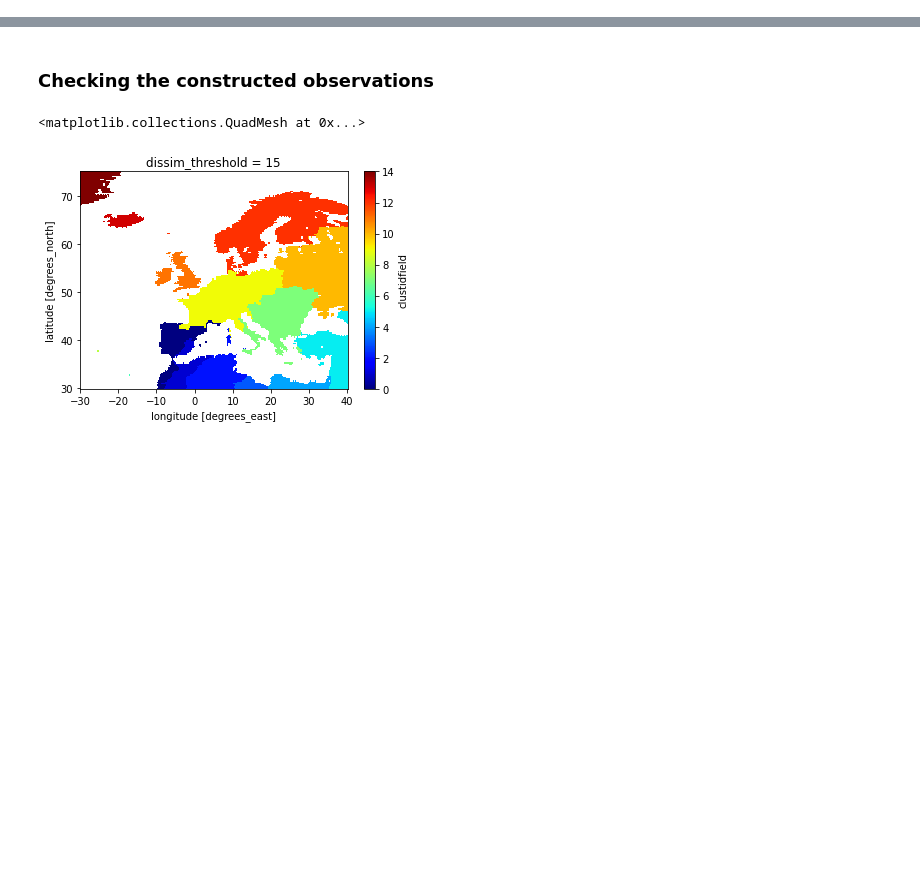
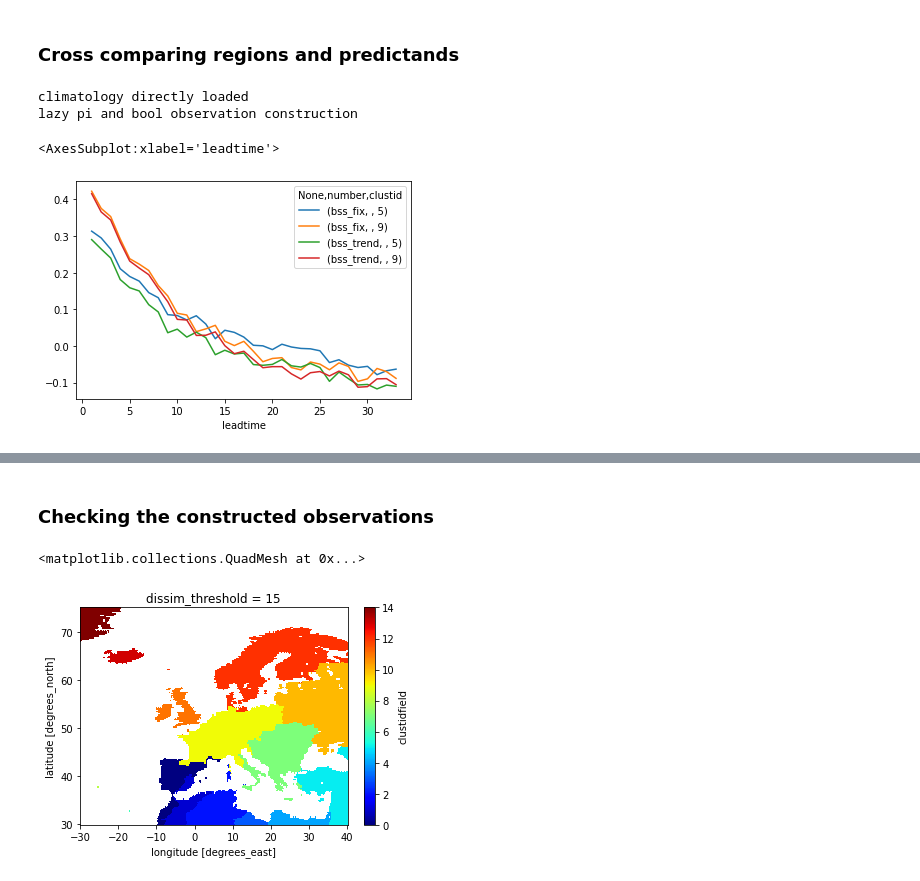
Before and after one commit to chiemvs/SubSeas, a Jupyter notebook: Check_hotdays.ipynb, the cells around one changed output, grey strips where cells are left out. Cells and saved outputs as stored; diff of their text form; code cells hidden in the pictures; blank space fills up the shorter version.

```diff
--- a/Check_hotdays.ipynb
+++ b/Check_hotdays.ipynb
@@ -7,0 +23,23 @@ from comparison import ForecastToObsAlignment, Comparison
+# %%
+predictands = pd.DataFrame({'obs':['tg-anom_1998-06-07_2019-10-31_7D-roll-mean_15-t2m-q095-adapted-mean',
+                                    'tg-anom_1998-06-07_2019-10-31_14D-roll-mean_15-t2m-q095-adapted-mean',
+                                    'tg-anom_1998-06-07_2019-10-31_7D-roll-mean_0.58-t2m-q075-mean',
+                                   'tg-ex-q0.75-21D_1998-06-07_2019-10-31_1D_15-t2m-q095-adapted-mean.nc',
+                                   'tg-ex-q0.75-14D_1998-06-07_2019-10-31_1D_15-t2m-q095-adapted-mean.nc',
+                                   'tg-ex-q0.75-7D_1998-06-07_2019-08-31_1D_15-t2m-q095-adapted-mean.nc'],
+                            'clim':['tg-anom_clim_1998-06-07_2019-10-31_7D-roll-mean_15-t2m-q095-adapted-mean_5_5_q0.75', # Do not suffer from missing model records
+                                    'tg-anom_clim_1998-06-07_2019-10-31_14D-roll-mean_15-t2m-q095-adapted-mean_5_5_q0.75',
+                                    'tg-anom_clim_1998-06-07_2019-10-31_7D-roll-mean_0.58-t2m-q075-mean_5_5_q0.75',
+                                   None,None,None],
+                            'books':['books_paper3-1_tg-anom_JJA_45r1_7D-roll-mean_15-t2m-q095-adapted-mean.csv',
+                                     'books_paper3-1_tg-anom_JJA_45r1_14D-roll-mean_15-t2m-q095-adapted-mean.csv',
+                                     'books_paper3-1_tg-anom_JJA_45r1_7D-roll-mean_0.58-t2m-q075-mean.csv',
+                                    'books_paper3-2_tg-ex-q0.75-21D_JJA_45r1_1D_15-t2m-q095-adapted-mean.csv',
+                                    'books_paper3-2_tg-ex-q0.75-14D_JJA_45r1_1D_15-t2m-q095-adapted-mean.csv', # The 14D and 7D still based on old highresmodelclim?
+                                    'books_paper3-2_tg-ex-q0.75-7D_JJA_45r1_1D_15-t2m-q095-adapted-mean.csv'],
+                             'modelclim':['tg-anom_45r1_1998-06-07_2019-10-31_7D-roll-mean_15-t2m-q095-adapted-mean_5_5_q0.75', # These modelclims are also old.
+                                          'tg-anom_45r1_1998-06-07_2019-10-31_14D-roll-mean_15-t2m-q095-adapted-mean_5_5_q0.75',
+                                          'tg-anom_45r1_1998-06-07_2019-10-31_7D-roll-mean_0.58-t2m-q075-mean_5_5_q0.75',
+                                         None,None,None],
+                            },
+                           index = pd.Index(['tg7D','tg14D','tg7Dhighres','tgex21D','tgex14D','tgex7D'], name = 'basevar'))
@@ -7,0 +142,8 @@ from comparison import ForecastToObsAlignment, Comparison
+# %% [markdown]
+### Cross comparing regions and predictands
+# %%
+frame = load_tganom_and_compute(bookfile = predictands.loc['tg14D','books'], climname = predictands.loc['tg14D','clim'])
+bss = compute_bss(frame)
+# %% [output]
+climatology directly loaded
+lazy pi and bool observation construction
@@ -7,0 +152,5 @@ from comparison import ForecastToObsAlignment, Comparison
+# %%
+bss.loc[(slice(None),[5,9]),:].unstack('clustid').plot()
+# %% [output]
+<AxesSubplot:xlabel='leadtime'>
+[figure, added]
```
Also changed, not shown: parts of 22 cells of this notebook, 6 other files.
